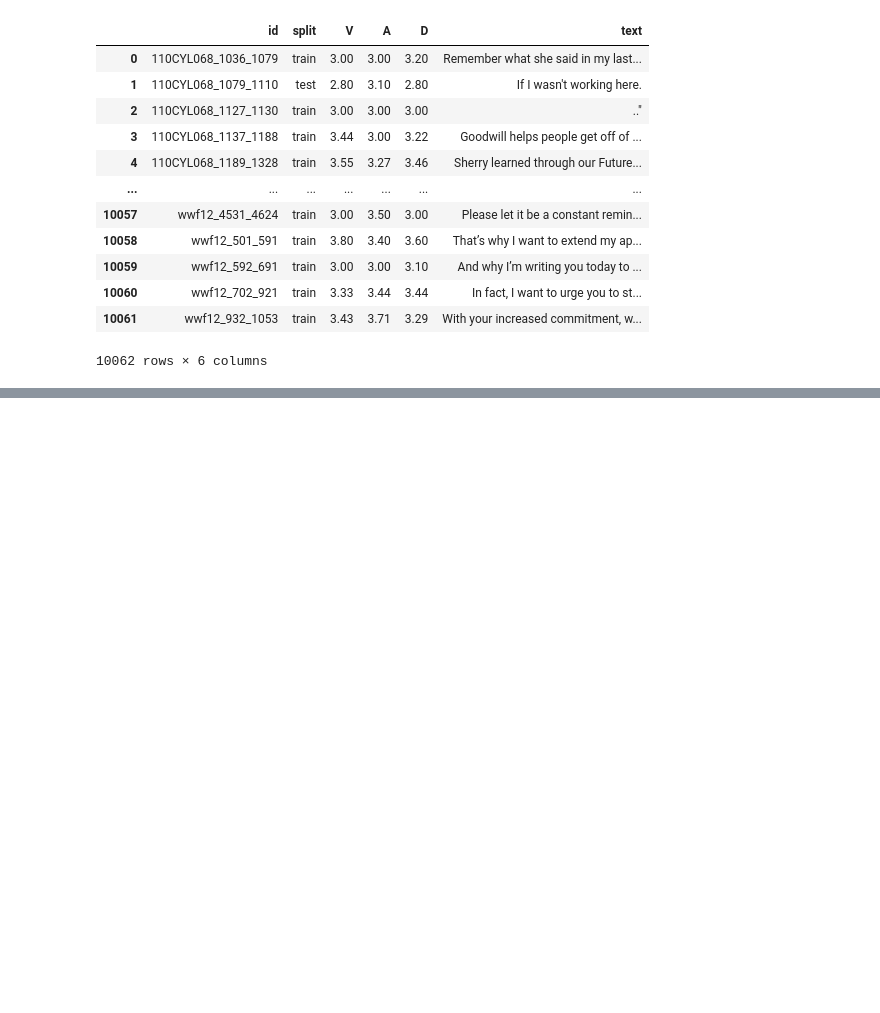
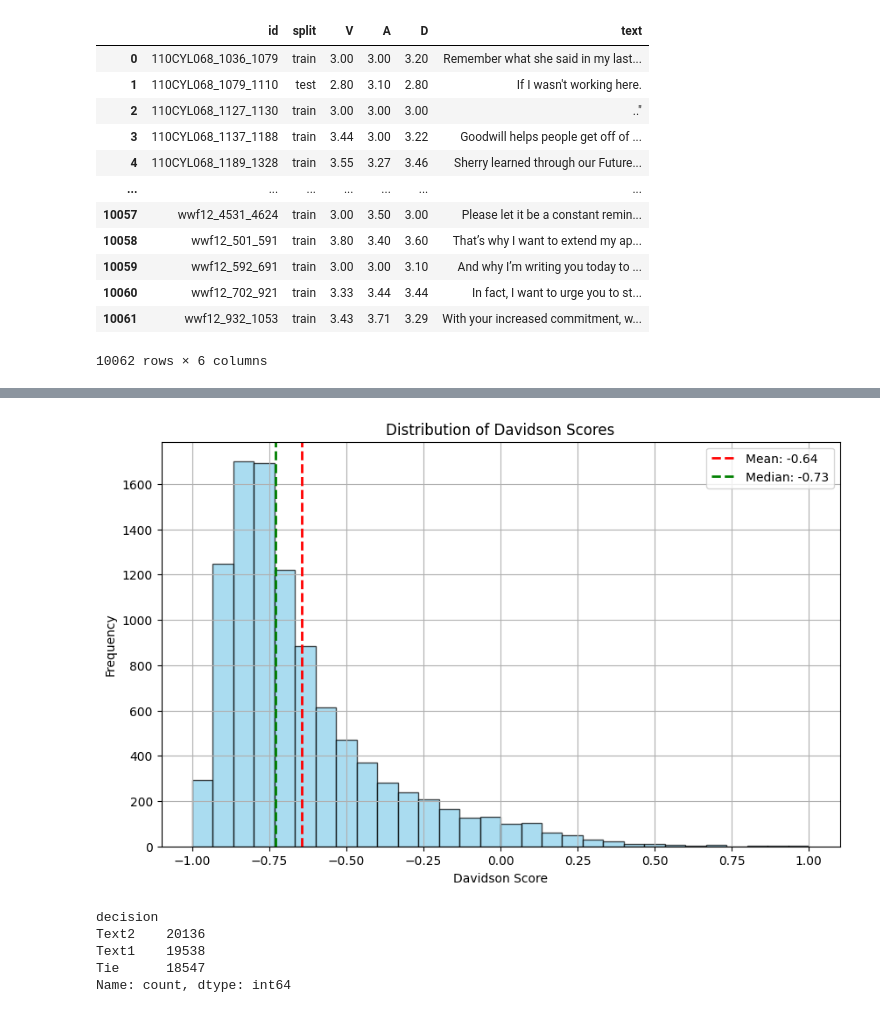
Before and after one commit to EDSI-UMD-College-Park/EmoPair, a Jupyter notebook: build_emopair.ipynb, the cells around one changed output, grey strips where cells are left out. Saved outputs shown, nothing was run; the diff lists cells and outputs as text; code cells hidden in the pictures; blank space fills up the shorter version.

```diff
--- a/build_emopair.ipynb
+++ b/build_emopair.ipynb
@@ -93,0 +171,33 @@ pdm.build_pairadigm(
+# %%
+emopair_aro.scored_df
+
+import matplotlib.pyplot as plt
+
+# Plot the distribution
+plt.figure(figsize=(10, 6))
+emopair_aro.scored_df['Davidson_Score'].hist(bins=30, alpha=0.7, color='skyblue', edgecolor='black')
+
+# Calculate mean and median
+mean_score = emopair_aro.scored_df['Davidson_Score'].mean()
+median_score = emopair_aro.scored_df['Davidson_Score'].median()
+
+# Add vertical lines for mean and median
+plt.axvline(mean_score, color='red', linestyle='dashed', linewidth=2, label=f'Mean: {mean_score:.2f}')
+plt.axvline(median_score, color='green', linestyle='dashed', linewidth=2, label=f'Median: {median_score:.2f}')
+
+# Add labels and title
+plt.title('Distribution of Davidson Scores')
+plt.xlabel('Davidson Score')
+plt.ylabel('Frequency')
+plt.legend()
+plt.show()
+# %% [output]
+[figure, added]
+# %%
+emopair_aro.pairwise_df['decision'].value_counts()
+# %% [output]
+decision
+Text2    20136
+Text1    19538
+Tie      18547
+Name: count, dtype: int64
```
Also changed, not shown: parts of 22 cells of this notebook.
